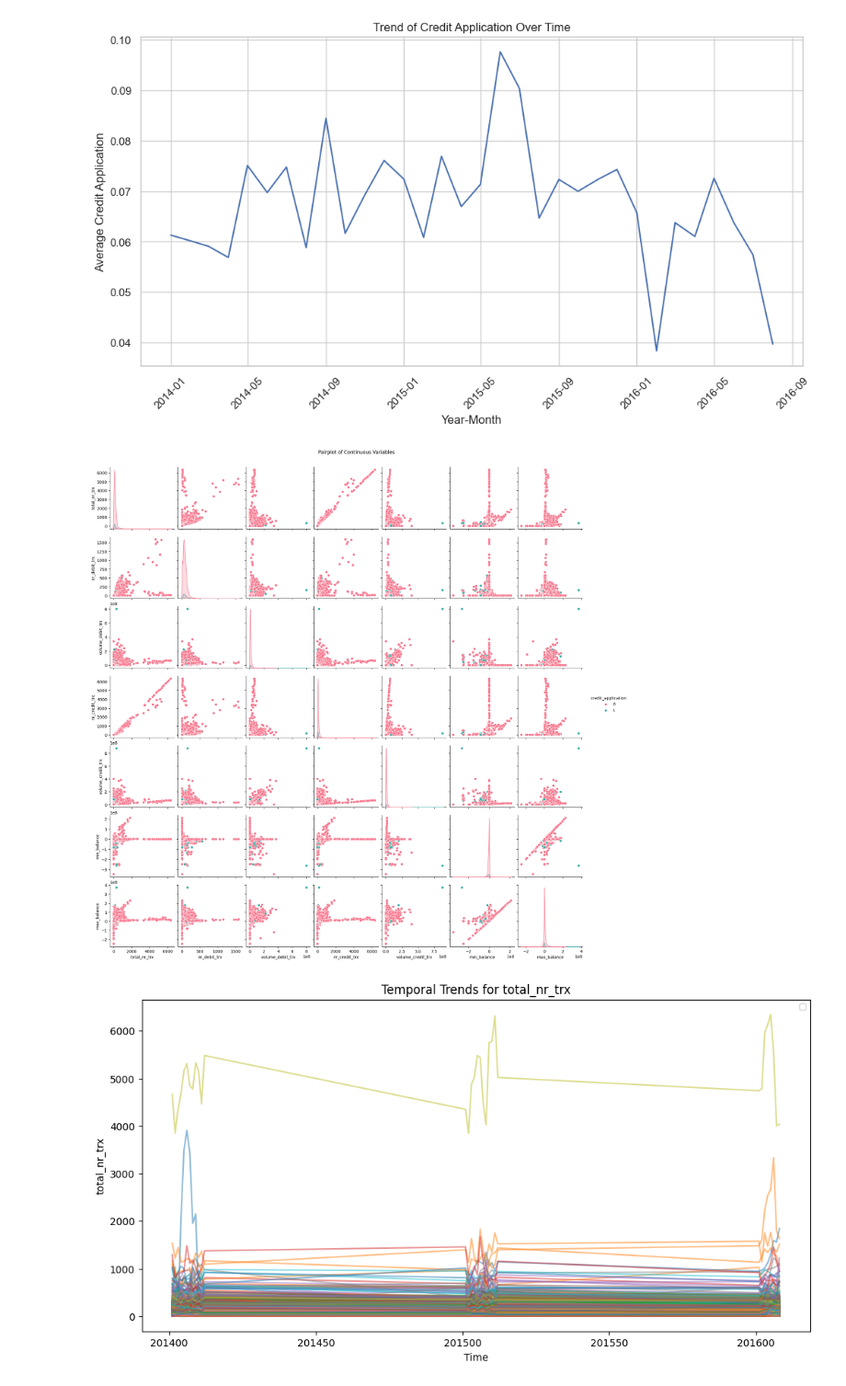
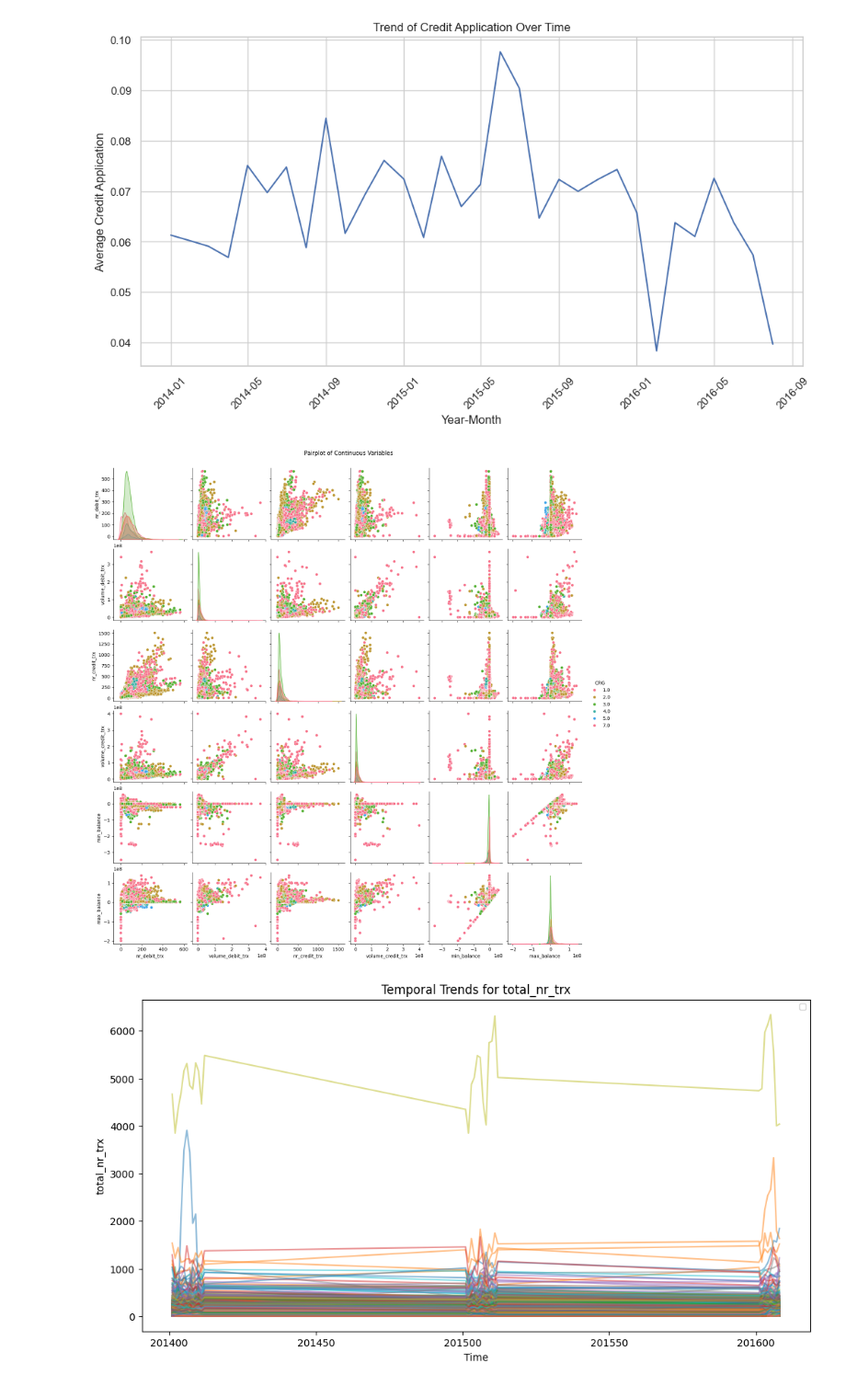
Before and after one commit to Mehranmzn/CL_prediction, a Jupyter notebook: notebooks/data_exploration.ipynb, the cells around one changed output. Shown at 92% size. Saved outputs shown, nothing was run; the diff lists cells and outputs as text; code cells hidden in the pictures.

```diff
--- a/notebooks/data_exploration.ipynb
+++ b/notebooks/data_exploration.ipynb
@@ -9,3 +9,5 @@ from matplotlib.colors import ListedColormap, LinearSegmentedColormap
 credit = pd.read_csv('../data/credit_applications.csv')
 customers = pd.read_csv('../data/customers.csv')
 df = pd.merge(credit, customers, on=['client_nr', 'yearmonth'], how='outer')  # You can change 'outer' to 'inner', 'left', or 'right' as needed
+# %%
+df['number_rows'] = df.groupby('client_nr')['client_nr'].transform('count')
@@ -66,14 +73,14 @@ plt.show()
 [figure]
 # %%
 # Pair plot for a subset of continuous variables with hue set to the target variable
-continuous_vars = ['total_nr_trx', 'nr_debit_trx', 'volume_debit_trx',
+continuous_vars = [ 'nr_debit_trx', 'volume_debit_trx',
                    'nr_credit_trx', 'volume_credit_trx', 'min_balance', 'max_balance']
 
-sns.pairplot(df, vars=continuous_vars, hue='credit_application', diag_kind='kde', palette="husl")
+sns.pairplot(df, vars=continuous_vars, hue='CRG', diag_kind='kde', palette="husl")
 plt.suptitle('Pairplot of Continuous Variables', y=1.02)
 plt.show()
 # %% [output]
-[figure, old version]
+[figure, new version]
 # %%
 import matplotlib.pyplot as plt
 
```
Also changed, not shown: parts of 15 cells of this notebook, 4 other files.
